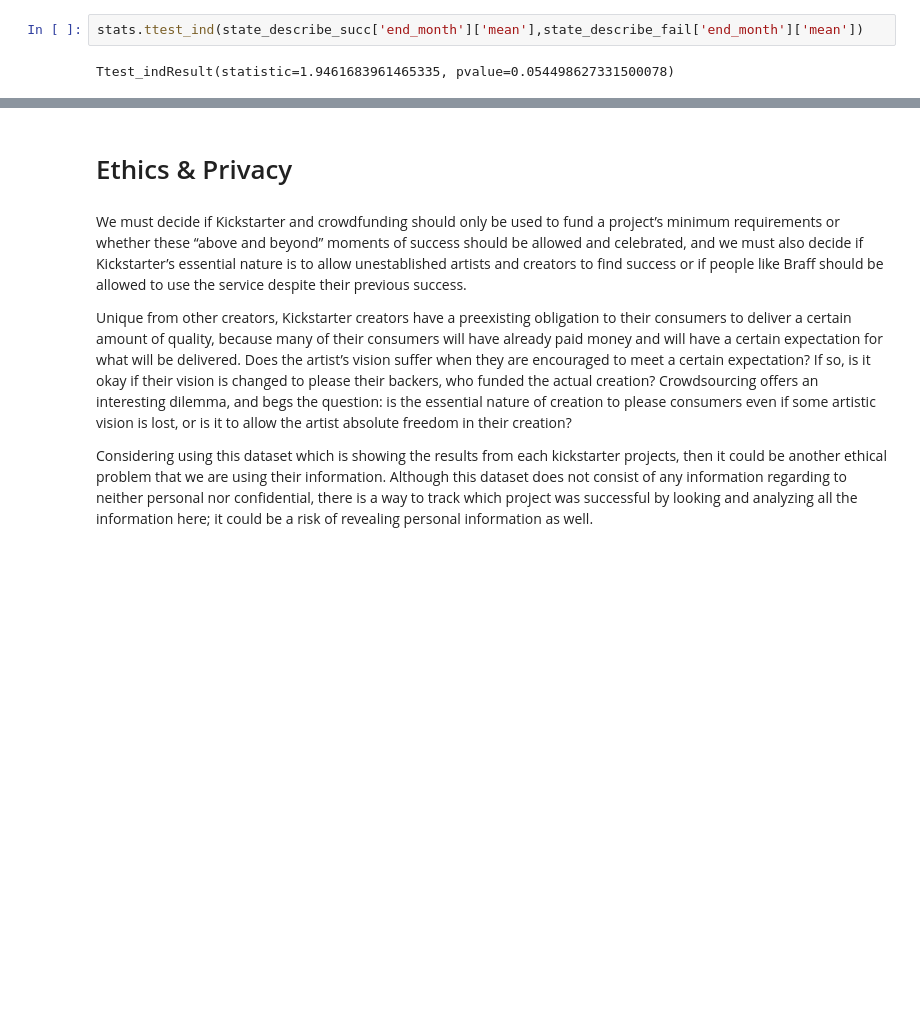
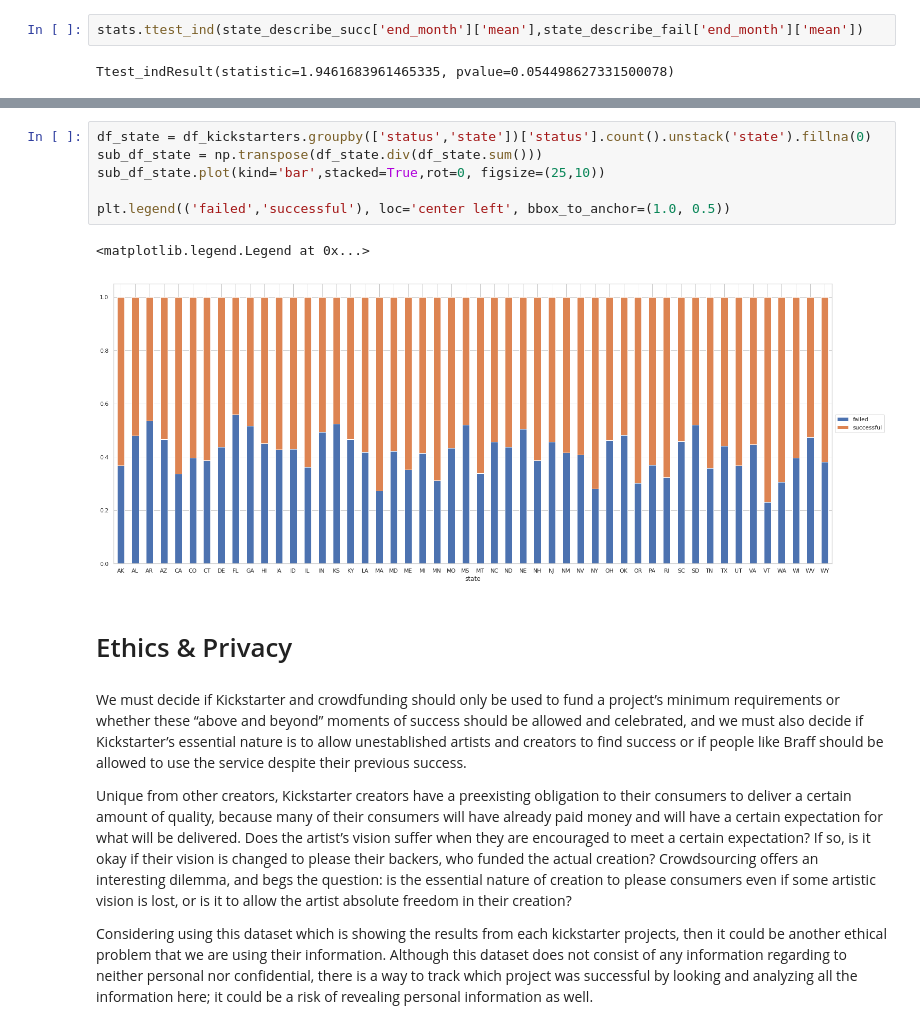
Before and after one commit to krandapus/Projects, a Jupyter notebook: FinalProject.ipynb, the cells around one changed output, grey strips where cells are left out. Cells and saved outputs as stored; diff of their text form; blank space fills up the shorter version.

```diff
--- a/FinalProject.ipynb
+++ b/FinalProject.ipynb
@@ -513,3 +518,12 @@ Ttest_indResult(statistic=1.9461683961465335, pvalue=0.054498627331500078)
+# %%
+df_state = df_kickstarters.groupby(['status','state'])['status'].count().unstack('state').fillna(0)
+sub_df_state = np.transpose(df_state.div(df_state.sum()))
+sub_df_state.plot(kind='bar',stacked=True,rot=0, figsize=(25,10))
+
+plt.legend(('failed','successful'), loc='center left', bbox_to_anchor=(1.0, 0.5))
+# %% [output]
+<matplotlib.legend.Legend at 0x...>
+[figure, added]
 # %% [markdown]
 # Ethics & Privacy
 # %% [markdown]
```
Also changed, not shown: parts of 1 cell of this notebook.
